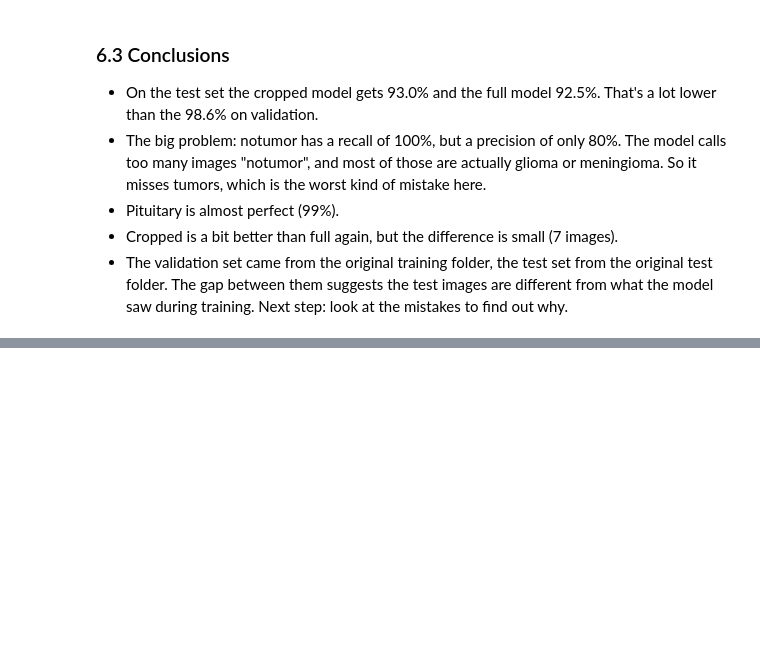
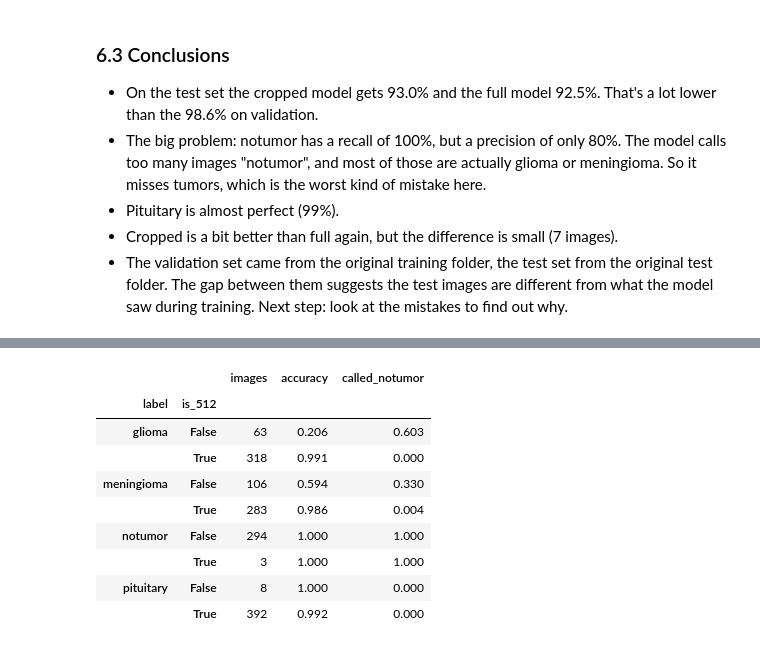
Before and after one commit to brieq/brain-tumor-mri-classification, a Jupyter notebook: notebooks/04_evaluation.ipynb, the cells around one changed output, grey strips where cells are left out. Saved outputs shown, nothing was run; the diff lists cells and outputs as text; code cells hidden in the pictures; blank space fills up the shorter version.

```diff
--- a/notebooks/04_evaluation.ipynb
+++ b/notebooks/04_evaluation.ipynb
@@ -139,0 +184,27 @@ pd.concat([full_report.loc[classes, ["precision", "recall"]], cropped_report.loc
+# %%
+splits = pd.read_csv(PROCESSED_DIR / "splits.csv")
+source_of = dict(zip(splits["file"], splits["source"]))
+
+test = pd.DataFrame({
+    "label": [classes[l] for l in labels],
+    "correct": cropped_preds == labels,
+    "called_notumor": cropped_preds == notumor,
+})
+test["is_512"] = [Image.open(source_of[p.name]).size == (512, 512) for p in test_paths]
+
+test.groupby(["label", "is_512"]).agg(
+    images=("correct", "size"),
+    accuracy=("correct", "mean"),
+    called_notumor=("called_notumor", "mean"),
+).round(3)
+# %% [output]
+|  |  | images | accuracy | called_notumor |
+| label | is_512 |  |  |  |
+| glioma | False | 63 | 0.206 | 0.603 |
+|  | True | 318 | 0.991 | 0.000 |
+| meningioma | False | 106 | 0.594 | 0.330 |
+|  | True | 283 | 0.986 | 0.004 |
+| notumor | False | 294 | 1.000 | 1.000 |
+|  | True | 3 | 1.000 | 1.000 |
+| pituitary | False | 8 | 1.000 | 0.000 |
+|  | True | 392 | 0.992 | 0.000 |
```
Also changed, not shown: parts of 7 cells of this notebook.
